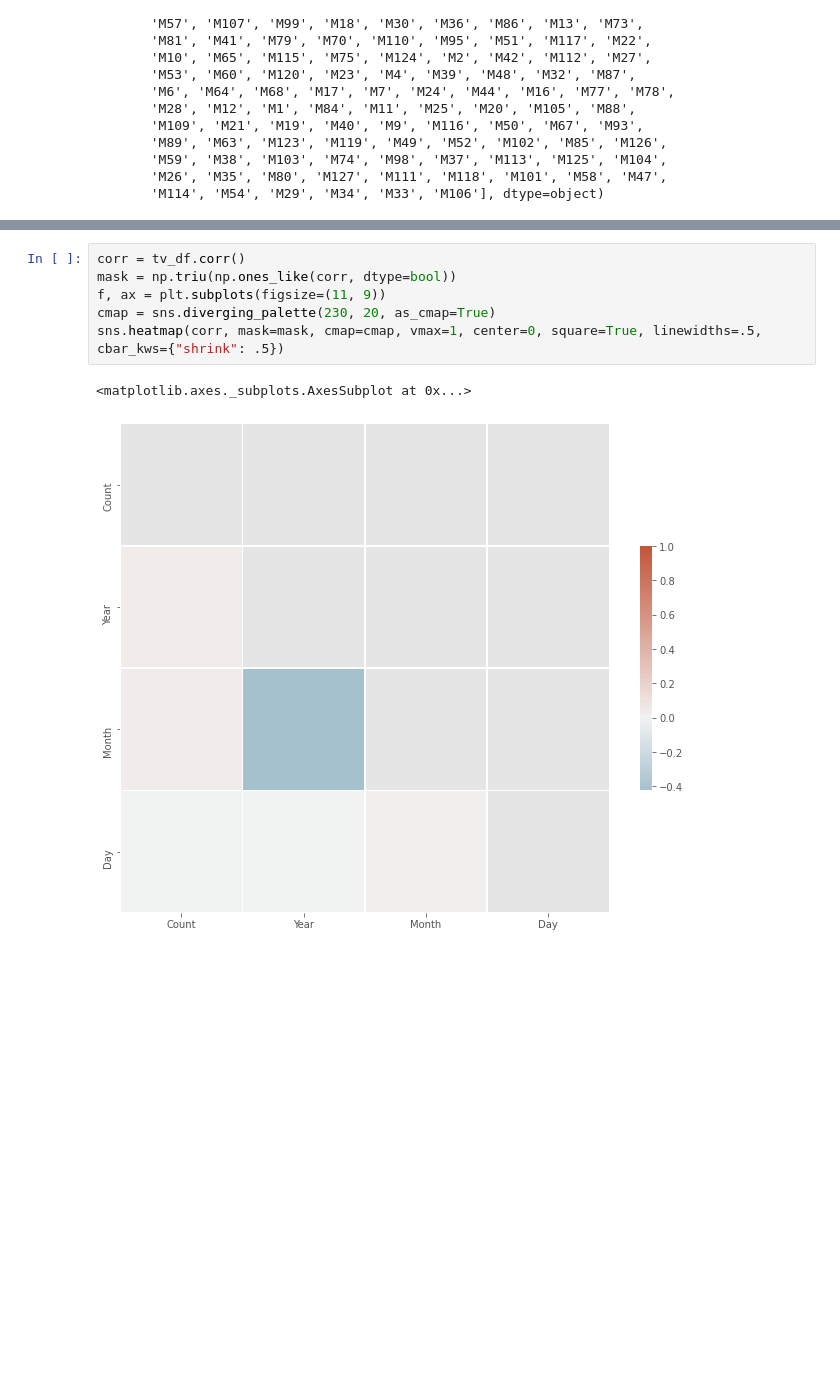
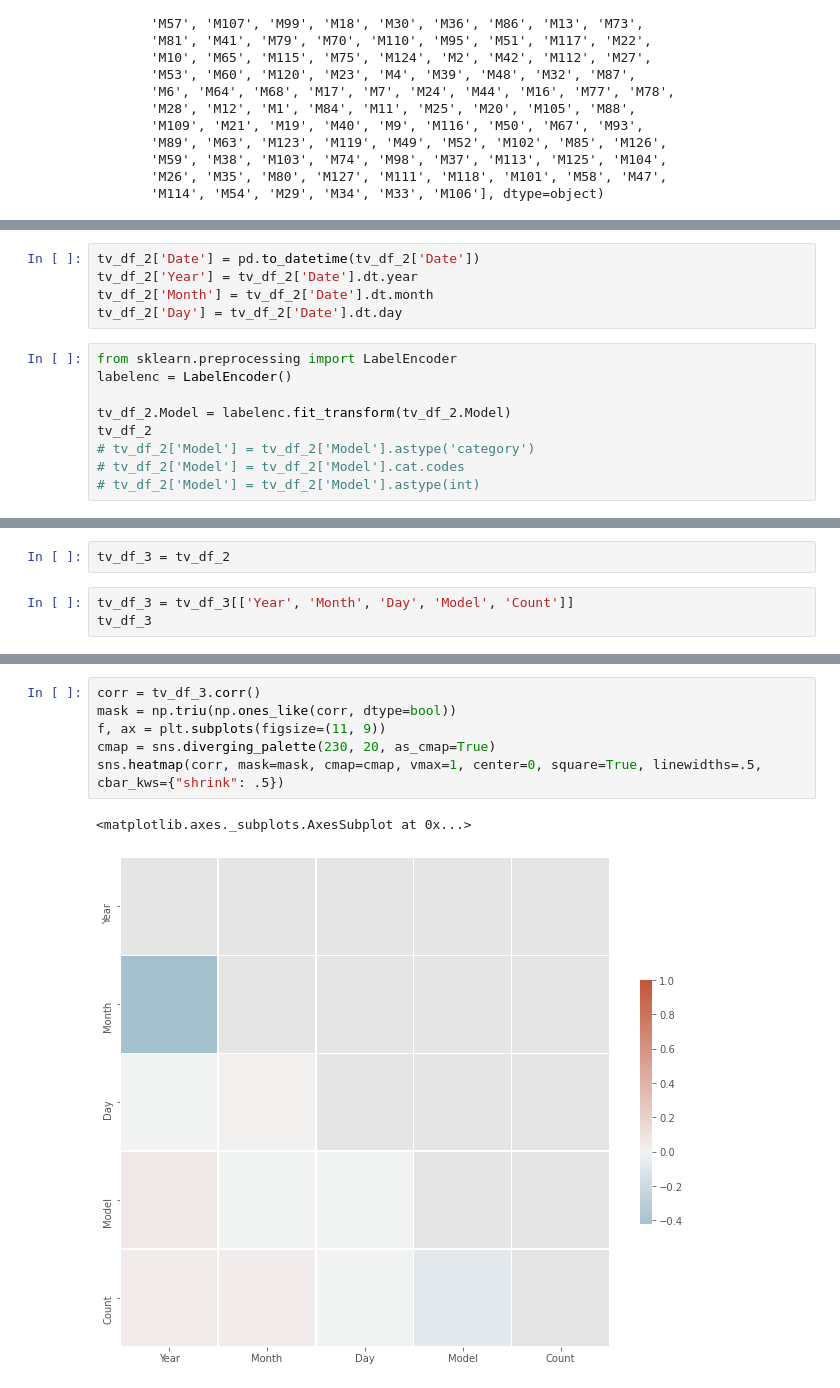
Before and after one commit to nahidosen/1821168042_CSE445_Spring21, a Jupyter notebook: Regression_Task_Daily_Demand_Task.ipynb, the cells around one changed output, grey strips where cells are left out. Drawn from its saved outputs; the diff is of its cells as text; blank space fills up the shorter version.

```diff
--- a/Regression_Task_Daily_Demand_Task.ipynb
+++ b/Regression_Task_Daily_Demand_Task.ipynb
@@ -276,0 +153,14 @@ array(['M45', 'M121', 'M122', 'M91', 'M66', 'M100', 'M5', 'M14', 'M62',
+# %%
+tv_df_2['Date'] = pd.to_datetime(tv_df_2['Date'])
+tv_df_2['Year'] = tv_df_2['Date'].dt.year
+tv_df_2['Month'] = tv_df_2['Date'].dt.month
+tv_df_2['Day'] = tv_df_2['Date'].dt.day
+# %%
+from sklearn.preprocessing import LabelEncoder
+labelenc = LabelEncoder()
+
+tv_df_2.Model = labelenc.fit_transform(tv_df_2.Model)
+tv_df_2
+# tv_df_2['Model'] = tv_df_2['Model'].astype('category')
+# tv_df_2['Model'] = tv_df_2['Model'].cat.codes
+# tv_df_2['Model'] = tv_df_2['Model'].astype(int)
@@ -276,0 +247,5 @@ array(['M45', 'M121', 'M122', 'M91', 'M66', 'M100', 'M5', 'M14', 'M62',
+# %%
+tv_df_3 = tv_df_2
+# %%
+tv_df_3 = tv_df_3[['Year', 'Month', 'Day', 'Model', 'Count']]
+tv_df_3
@@ -277,12 +351,12 @@ array(['M45', 'M121', 'M122', 'M91', 'M66', 'M100', 'M5', 'M14', 'M62',
 # %%
-corr = tv_df.corr()
+corr = tv_df_3.corr()
 mask = np.triu(np.ones_like(corr, dtype=bool))
 f, ax = plt.subplots(figsize=(11, 9))
 cmap = sns.diverging_palette(230, 20, as_cmap=True)
 sns.heatmap(corr, mask=mask, cmap=cmap, vmax=1, center=0, square=True, linewidths=.5, cbar_kws={"shrink": .5})
 # %% [output]
 <matplotlib.axes._subplots.AxesSubplot at 0x...>
-[figure, old version]
+[figure, new version]
 # %%
 corr.style.background_gradient(cmap=cmap).set_precision(2)
 # %% [output]
```
Also changed, not shown: parts of 56 cells of this notebook.
